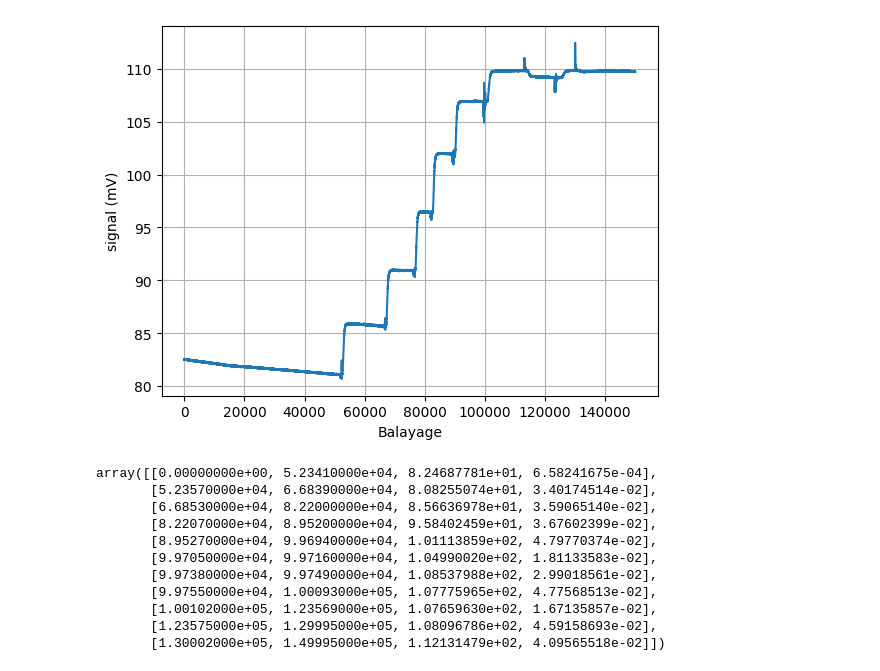
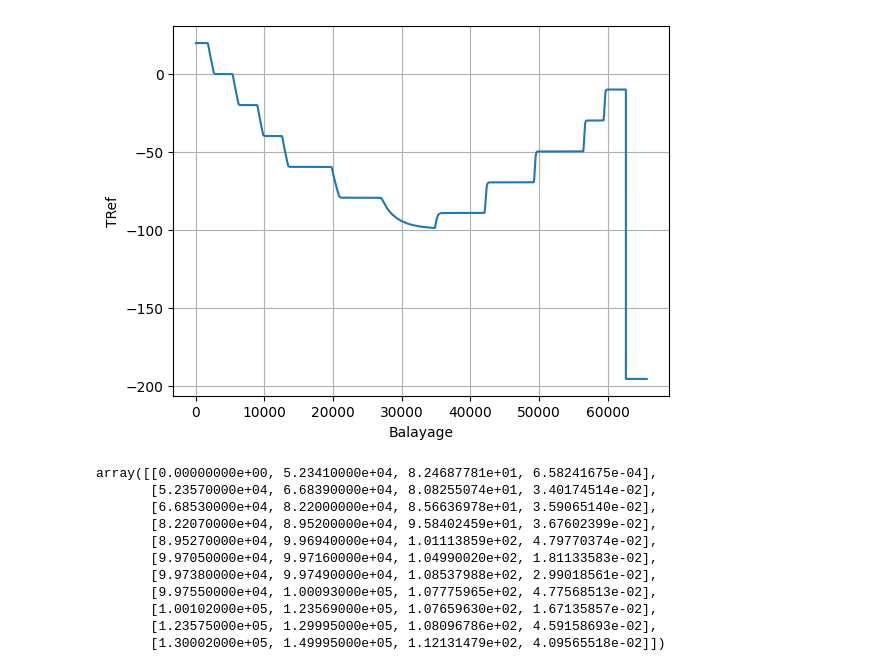
Before and after one commit to MatLD33/Projet-Info, a Jupyter notebook: lecture.ipynb, the cells around one changed output. Cells and saved outputs as stored; diff of their text form; code cells hidden in the pictures.

```diff
--- a/lecture.ipynb
+++ b/lecture.ipynb
@@ -17,13 +17,17 @@ def new_name(path,ext):
     name = componants[-1]
     name2 = name[:-4]
     return (name2 + "." + ext)
+# %%
+def create_data(path):
+    data = pd.read_csv(path, index_col="Bal", delimiter=";")
+    columns = data.columns
+    data_to_plot = columns[2]
+    val = str_to_float_v(data[data_to_plot].values)
+    x = np.arange(0,len(val))
+    return x,data_to_plot,val
 # %%
 def plot_csv(path):
-    data = pd.read_csv(path, index_col="Bal",delimiter=";")
-    columns = data.columns
-    data_to_plot = columns[2]
-
-    val = str_to_float_v(data[data_to_plot].values)
+    x,data_to_plot,val = create_data(path)
 
     plt.figure()
     plt.plot(val)
@@ -33,9 +37,9 @@ def plot_csv(path):
     plt.savefig('Plot\\'+new_name(path,'png'))
     plt.show()
 # %%
-plot_csv("Data\S5_15bar_77K.csv")
+plot_csv("Data\\Calne.csv")
 # %% [output]
-[figure, old version]
+[figure, new version]
 # %%
 def detect_stable_stage(path, precision=0.1, window_size=100, plot=False) :
     data = pd.read_csv(path, index_col='Bal', delimiter=';')
```
Also changed, not shown: parts of 4 cells of this notebook, 1 other file.
